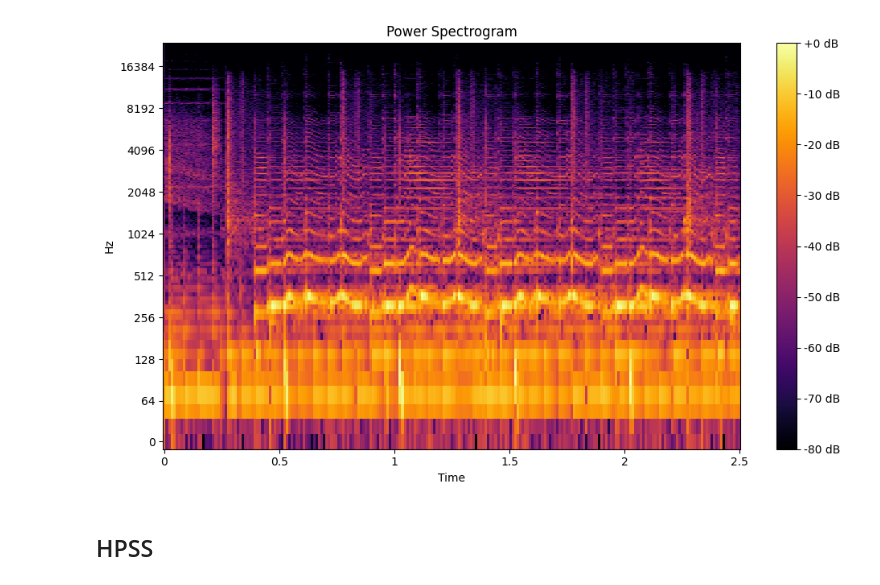
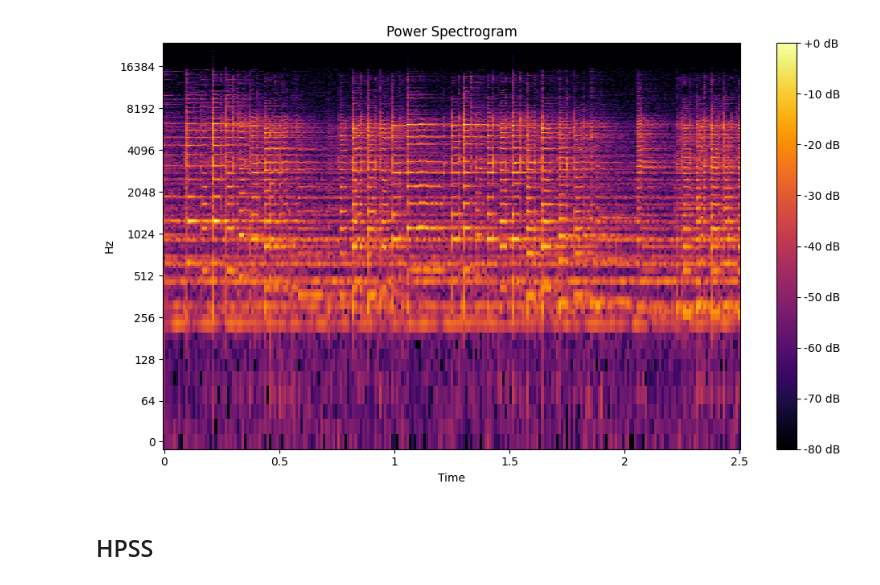
Before and after one commit to chefhaider/MPA_sitar, a Jupyter notebook: f0_estimation.ipynb, the cells around one changed output. Saved outputs shown, nothing was run; the diff lists cells and outputs as text; code cells hidden in the pictures.

```diff
--- a/f0_estimation.ipynb
+++ b/f0_estimation.ipynb
@@ -7,29 +7,29 @@ from scipy import signal
 # %%
 
 
 
 # Load the WAV file
-filename = "sitar_noisy2.wav"  # Replace with your file path
+filename = "audio_files/sitar_noisy3.wav"  # Replace with your file path
 y, sr = librosa.load(filename, sr=None)
 
 # Compute the Short-Time Fourier Transform (STFT)
 D = librosa.stft(y,hop_length=4096//2)
 
 # Compute the power spectrogram (magnitude squared)
 Y = np.abs(D)**2
 
 # Convert power spectrogram to decibels for better visualization
 S_dB = librosa.power_to_db(Y, ref=np.max)
 
 # Display the spectrogram
 plt.figure(figsize=(10, 6))
 librosa.display.specshow(S_dB, sr=sr, x_axis='time', y_axis='log', cmap='inferno')
 plt.colorbar(format='%+2.0f dB')
 plt.title('Power Spectrogram')
 plt.tight_layout()
 plt.show()
 # %% [output]
-[figure, old version]
+[figure, new version]
 # %% [markdown]
 ## HPSS
 # %%
```
Also changed, not shown: 1 other file.
